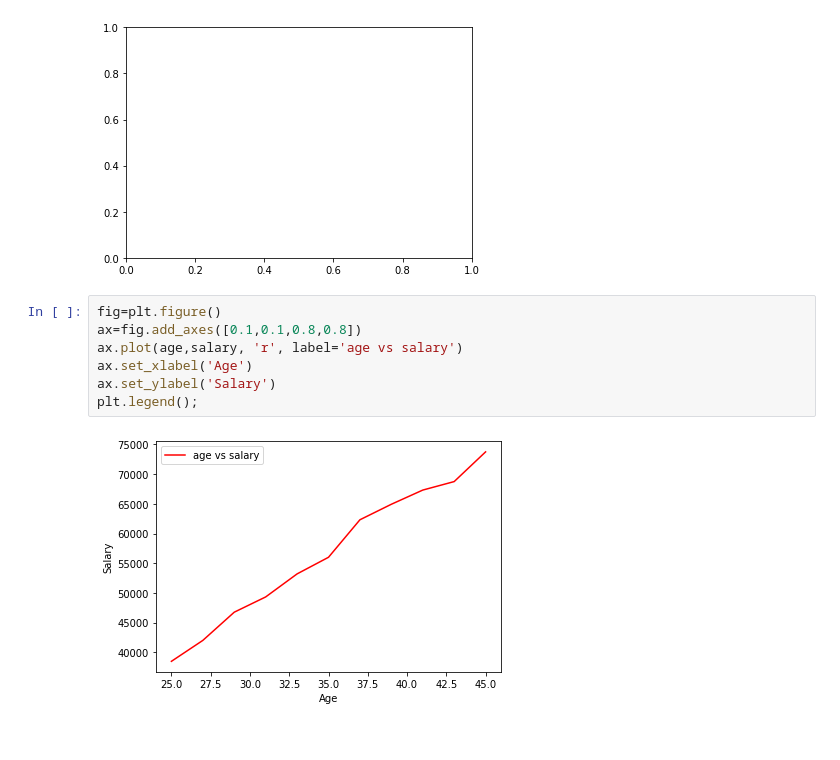
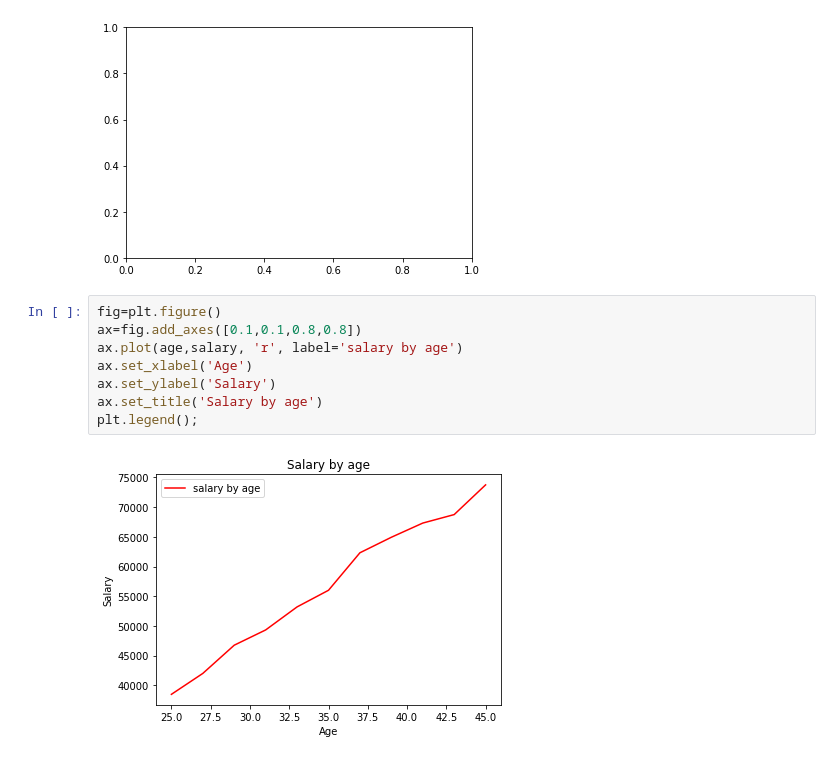
Before and after one commit to EnginKosure/Jupyter_nb, a Jupyter notebook: matplotlib_notebooks/data_visualization_1.ipynb, the cells around one changed output. Drawn from its saved outputs; the diff is of its cells as text.

```diff
--- a/matplotlib_notebooks/data_visualization_1.ipynb
+++ b/matplotlib_notebooks/data_visualization_1.ipynb
@@ -80,9 +80,10 @@ ax=fig.add_axes([0.1,0.1,0.8,0.8])#Those numbers are to define the proportional
 # %%
 fig=plt.figure()
 ax=fig.add_axes([0.1,0.1,0.8,0.8])
-ax.plot(age,salary, 'r', label='age vs salary')
+ax.plot(age,salary, 'r', label='salary by age')
 ax.set_xlabel('Age')
 ax.set_ylabel('Salary')
+ax.set_title('Salary by age')
 plt.legend();
 # %% [output]
-[figure, old version]
+[figure, new version]
```
Also changed, not shown: parts of 5 cells of this notebook, 1 other file.
